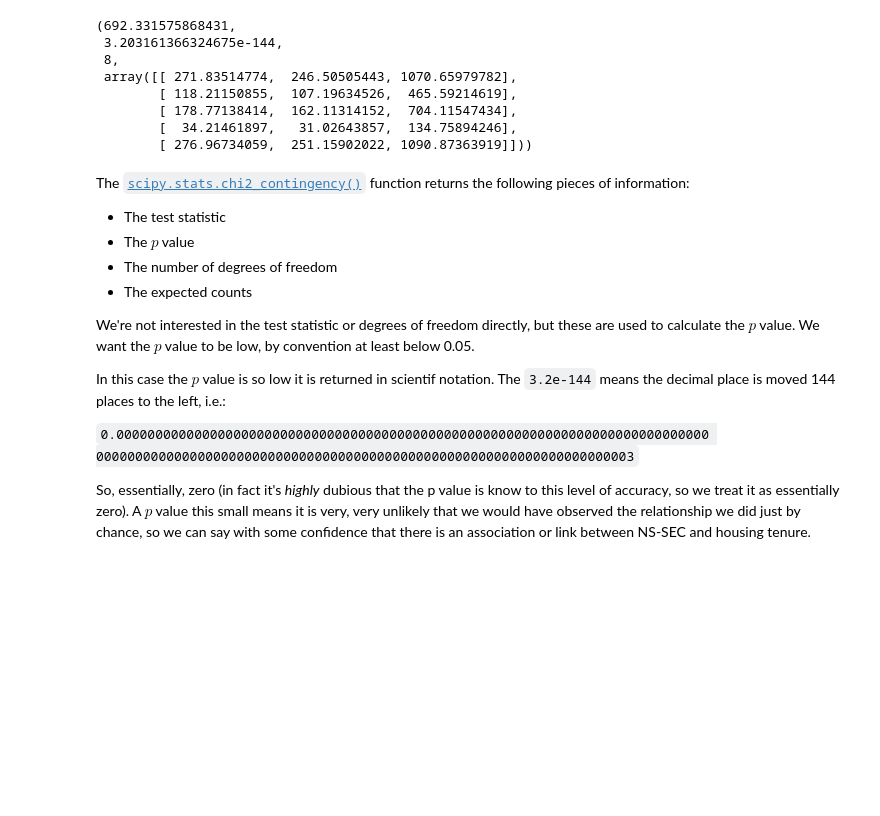
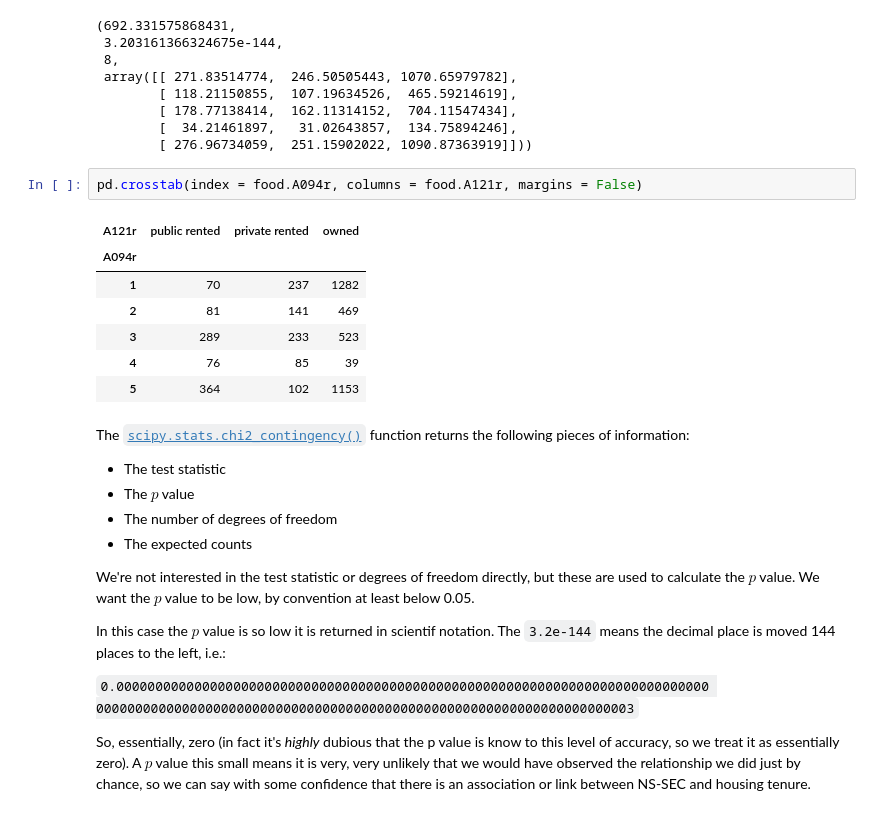
Before and after one commit to philmikejones/stats101, a Jupyter notebook: notebooks/stats101.ipynb, the cells around one changed output. Saved outputs shown, nothing was run; the diff lists cells and outputs as text; blank space fills up the shorter version.

Commit message:
update crosstab

```diff
--- a/notebooks/stats101.ipynb
+++ b/notebooks/stats101.ipynb
@@ -761,6 +761,16 @@ scipy.stats.chi2_contingency(
         [ 178.77138414,  162.11314152,  704.11547434],
         [  34.21461897,   31.02643857,  134.75894246],
         [ 276.96734059,  251.15902022, 1090.87363919]]))
+# %%
+pd.crosstab(index = food.A094r, columns = food.A121r, margins = False)
+# %% [output]
+| A121r | public rented | private rented | owned |
+| A094r |  |  |  |
+| 1 | 70 | 237 | 1282 |
+| 2 | 81 | 141 | 469 |
+| 3 | 289 | 233 | 523 |
+| 4 | 76 | 85 | 39 |
+| 5 | 364 | 102 | 1153 |
 # %% [markdown]
 The [`scipy.stats.chi2_contingency()`](https://docs.scipy.org/doc/scipy-0.15.1/reference/generated/scipy.stats.chi2_contingency.html) function returns the following pieces of information:
 
```
